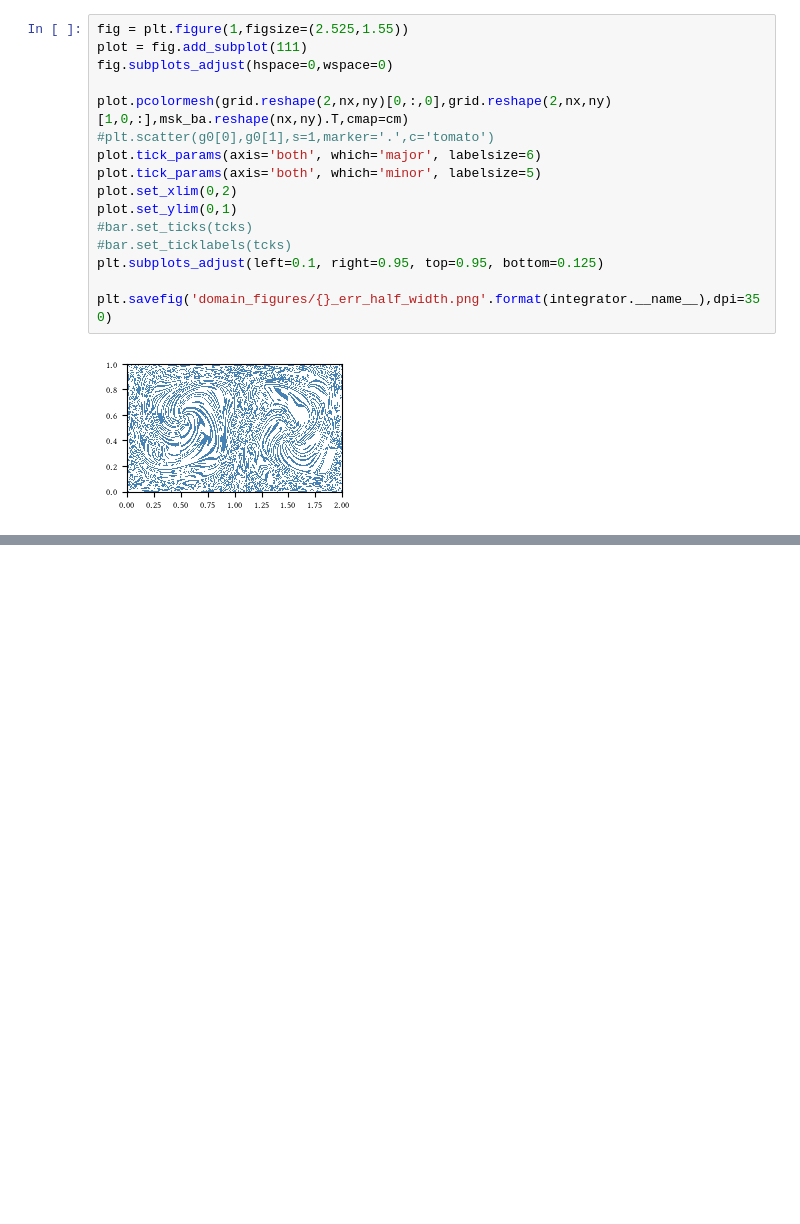
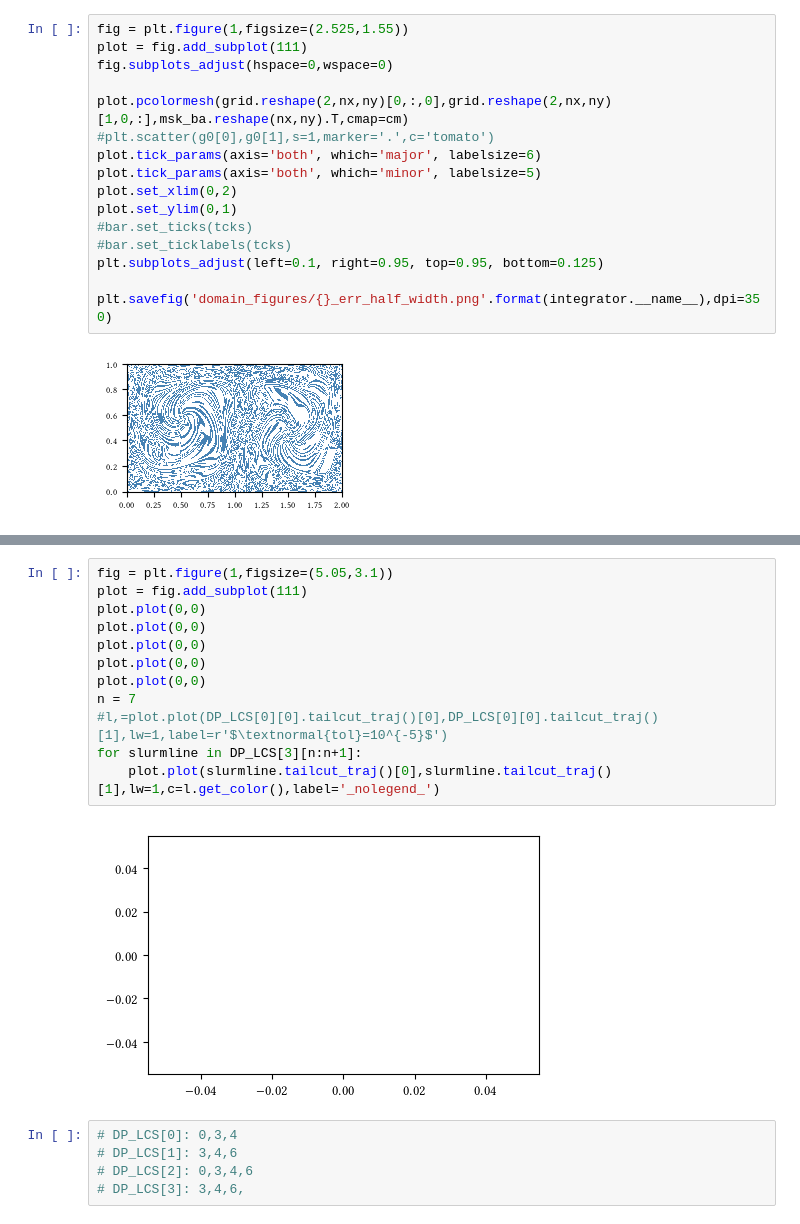
Before and after one commit to arnemagnus/physics_project, a Jupyter notebook: notebooks/doublegyre/calculate_errors_haller_effect.ipynb, the cells around one changed output, grey strips where cells are left out. Cells and saved outputs as stored; diff of their text form; blank space fills up the shorter version.

```diff
--- a/notebooks/doublegyre/calculate_errors_haller_effect.ipynb
+++ b/notebooks/doublegyre/calculate_errors_haller_effect.ipynb
@@ -1618,0 +1700,19 @@ plt.savefig('domain_figures/{}_err_half_width.png'.format(integrator.__name__),d
+# %%
+fig = plt.figure(1,figsize=(5.05,3.1))
+plot = fig.add_subplot(111)
+plot.plot(0,0)
+plot.plot(0,0)
+plot.plot(0,0)
+plot.plot(0,0)
+plot.plot(0,0)
+n = 7
+#l,=plot.plot(DP_LCS[0][0].tailcut_traj()[0],DP_LCS[0][0].tailcut_traj()[1],lw=1,label=r'$\textnormal{tol}=10^{-5}$')
+for slurmline in DP_LCS[3][n:n+1]:
+    plot.plot(slurmline.tailcut_traj()[0],slurmline.tailcut_traj()[1],lw=1,c=l.get_color(),label='_nolegend_')
+# %% [output]
+[figure, added]
+# %%
+# DP_LCS[0]: 0,3,4
+# DP_LCS[1]: 3,4,6
+# DP_LCS[2]: 0,3,4,6
+# DP_LCS[3]: 3,4,6,
```
Also changed, not shown: parts of 16 cells of this notebook, 21 other files.
